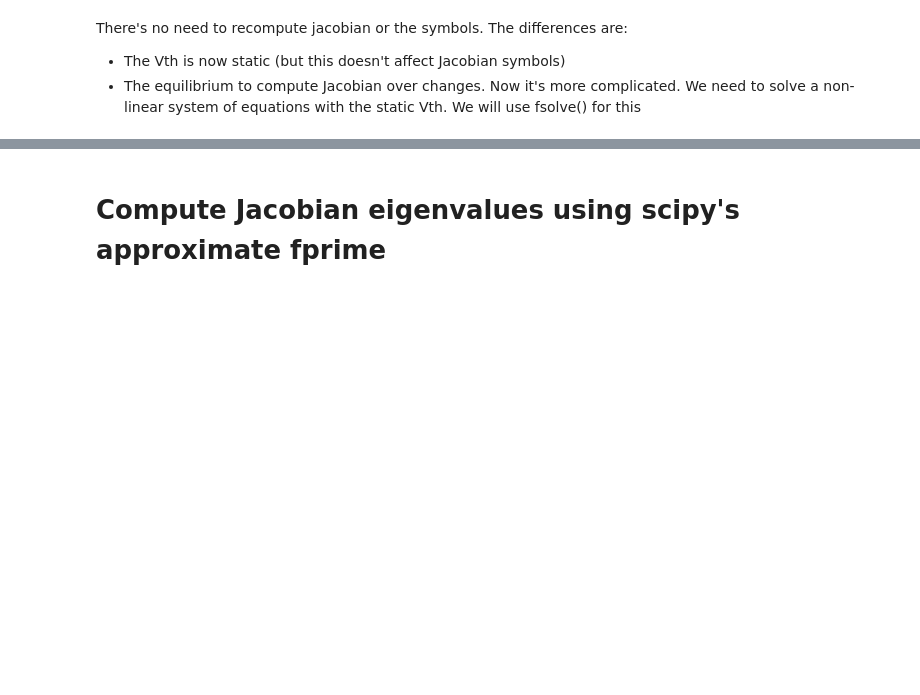
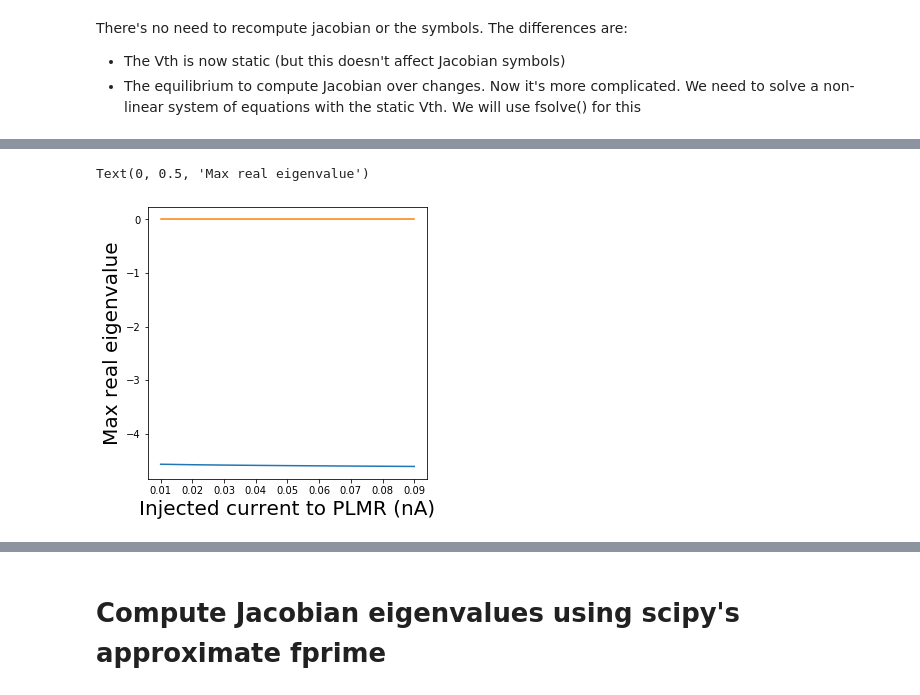
Before and after one commit to sjonany/c-elegans-discrete-neural, a Jupyter notebook: analysis/exp10_eigenvalue_spectrum.ipynb, the cells around one changed output, grey strips where cells are left out. Saved outputs shown, nothing was run; the diff lists cells and outputs as text; code cells hidden in the pictures; blank space fills up the shorter version.

```diff
--- a/analysis/exp10_eigenvalue_spectrum.ipynb
+++ b/analysis/exp10_eigenvalue_spectrum.ipynb
@@ -322,0 +331,7 @@ F result max abs = 3491.70, time elapsed = 15.19s
+# %%
+I_nA = 1.4
+f = create_f(I_nA)
+start_time = time.time()
+fp_with_fsolve = calc_fixed_point_with_fsolve(I_nA)
+result = np.max(np.abs(f(fp_with_fsolve)))
+print("Fsolve result max abs = %.2f, time elapsed = %.2fs" % (result, time.time()-start_time))
@@ -323,30 +365,38 @@ F result max abs = 3491.70, time elapsed = 15.19s
 # %%
 print("I_nA, max_real_eval")
-I_nAs = np.arange(0.1,3.0,0.01)
+I_nAs = np.arange(0.01,0.1,0.01)
 max_real_eigenvalues = []
+fp_l2norms = []
+fp_max_abs_fs = []
 for I_nA in I_nAs:
   staticmodel = NeuralModel(neuron_metadata_collection)
   staticmodel.init_kunert_2017()
   # this is the difference now.
   staticmodel.keep_vth_static = True
 
-  # Get standard equilibrium
+  # Find fixed point
   cur_I_ext = np.zeros(N)
   neuron_id = neuron_metadata_collection.get_id_from_name(neuron_to_stimulate)
   cur_I_ext[neuron_id] = I_nA * 10000
   staticmodel.cur_I_ext = cur_I_ext
   staticmodel.set_I_ext_constant_currents({neuron_to_stimulate: I_nA})
+  staticmodel.compute_Vth()
 
-  # TODO: Vth should be unchanged, but shouldn't the standard equilibrium change?
-  standard_equi = staticmodel.compute_standard_equilibrium()
+  f = create_f(I_nA)
+  start_time = time.time()
+  fp = calc_fixed_point_with_simulation(I_nA)
+  fp_max_abs_f = np.max(np.abs(f(fp)))
+  print("Fsimul result max abs = %.2f, time elapsed = %.2fs" % (fp_max_abs_f, time.time()-start_time))
 
   start_time = time.time()
-  j_np = J_lambda(*(list(standard_equi) + list(staticmodel.Vth)))
+  j_np = J_lambda(*(list(fp) + list(staticmodel.Vth)))
   print("Evaluating jacobian takes %.2fs" % (time.time() - start_time))
 
   evals = LA.eigvals(j_np)
   max_real_eigenvalue = np.max(evals)
   print("%.2f, %.2f" % (I_nA, max_real_eigenvalue))
   max_real_eigenvalues.append(max_real_eigenvalue)
+  fp_l2norms.append(LA.norm(fp))
+  fp_max_abs_fs.append(fp_max_abs_f)
 # %% [output]
 I_nA, max_real_eval
@@ -373,0 +436,9 @@ Evaluating jacobian takes 0.03s
+# %%
+fig, ax = plt.subplots(figsize=(5,5))
+ax.plot(I_nAs, max_real_eigenvalues)
+ax.plot(I_nAs, [0] * len(I_nAs))
+ax.set_xlabel("Injected current to PLMR (nA)", fontsize=20)
+ax.set_ylabel("Max real eigenvalue", fontsize=20)
+# %% [output]
+Text(0, 0.5, 'Max real eigenvalue')
+[figure, added]
```
Also changed, not shown: parts of 8 cells of this notebook, 1 other file.
